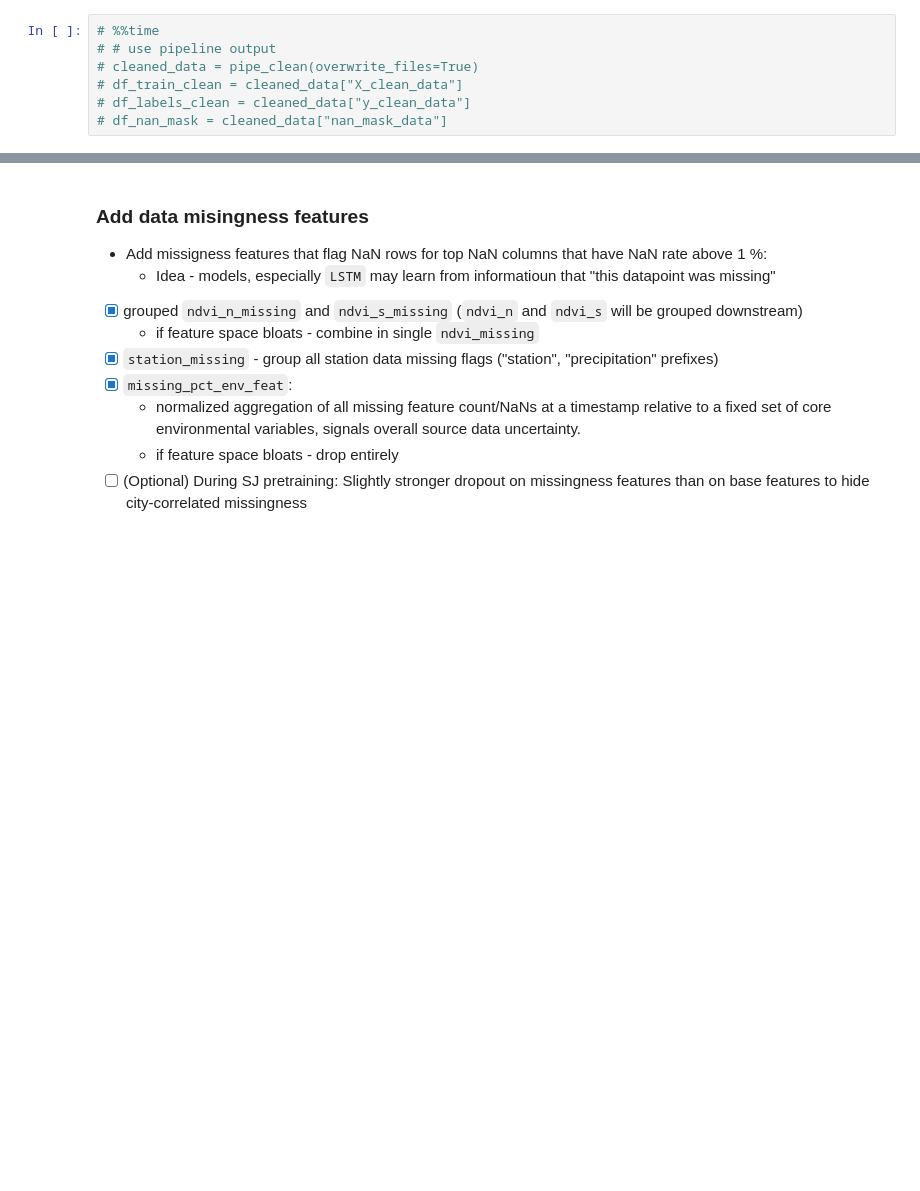
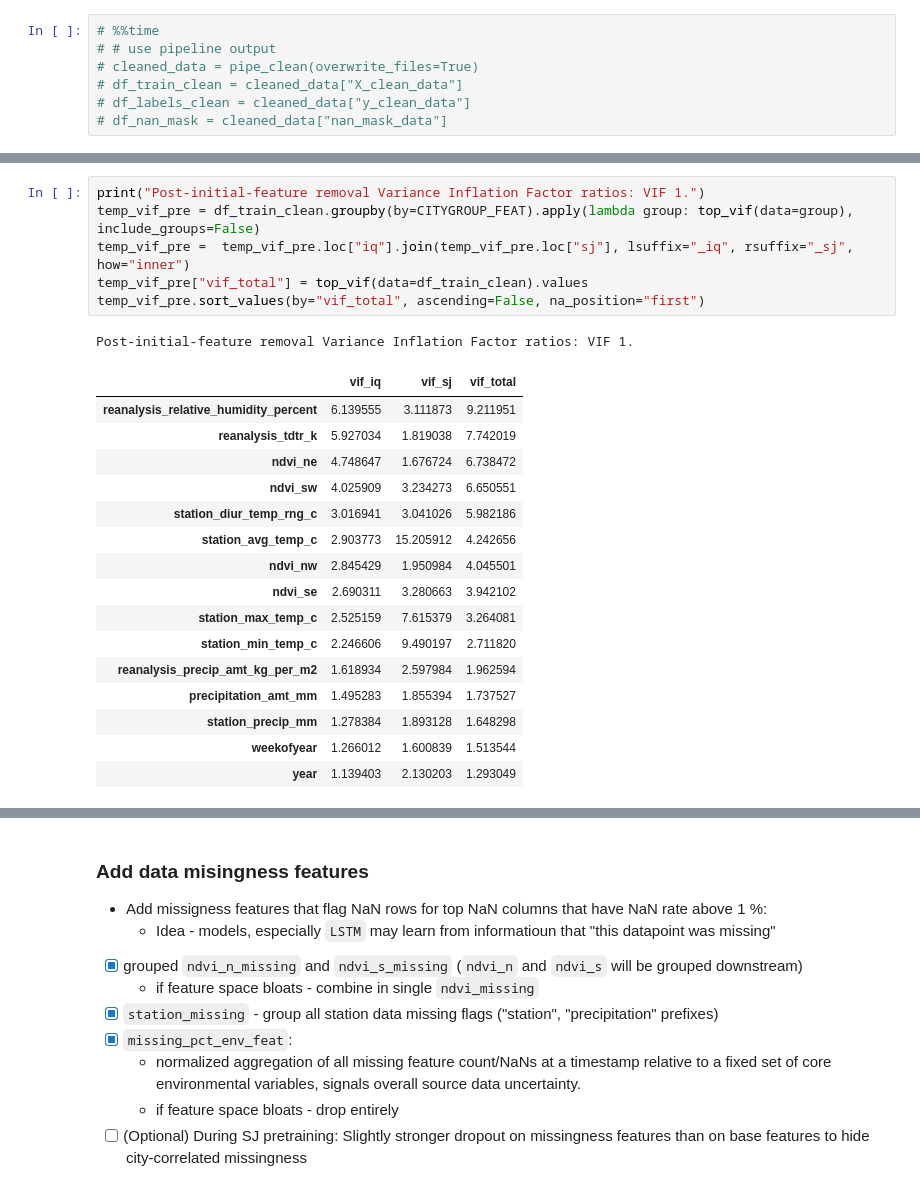
Before and after one commit to ButrosV/dengue-transfer-learn, a Jupyter notebook: notebooks/03_feature_eng_dengue.ipynb, the cells around one changed output, grey strips where cells are left out. Cells and saved outputs as stored; diff of their text form; blank space fills up the shorter version.

```diff
--- a/notebooks/03_feature_eng_dengue.ipynb
+++ b/notebooks/03_feature_eng_dengue.ipynb
@@ -150,0 +210,24 @@ Wall time: 45.3 ms
+# %%
+print("Post-initial-feature removal Variance Inflation Factor ratios: VIF 1.")
+temp_vif_pre = df_train_clean.groupby(by=CITYGROUP_FEAT).apply(lambda group: top_vif(data=group), include_groups=False)
+temp_vif_pre =  temp_vif_pre.loc["iq"].join(temp_vif_pre.loc["sj"], lsuffix="_iq", rsuffix="_sj", how="inner")
+temp_vif_pre["vif_total"] = top_vif(data=df_train_clean).values
+temp_vif_pre.sort_values(by="vif_total", ascending=False, na_position="first")
+# %% [output]
+Post-initial-feature removal Variance Inflation Factor ratios: VIF 1.
+|  | vif_iq | vif_sj | vif_total |
+| reanalysis_relative_humidity_percent | 6.139555 | 3.111873 | 9.211951 |
+| reanalysis_tdtr_k | 5.927034 | 1.819038 | 7.742019 |
+| ndvi_ne | 4.748647 | 1.676724 | 6.738472 |
+| ndvi_sw | 4.025909 | 3.234273 | 6.650551 |
+| station_diur_temp_rng_c | 3.016941 | 3.041026 | 5.982186 |
+| station_avg_temp_c | 2.903773 | 15.205912 | 4.242656 |
+| ndvi_nw | 2.845429 | 1.950984 | 4.045501 |
+| ndvi_se | 2.690311 | 3.280663 | 3.942102 |
+| station_max_temp_c | 2.525159 | 7.615379 | 3.264081 |
+| station_min_temp_c | 2.246606 | 9.490197 | 2.711820 |
+| reanalysis_precip_amt_kg_per_m2 | 1.618934 | 2.597984 | 1.962594 |
+| precipitation_amt_mm | 1.495283 | 1.855394 | 1.737527 |
+| station_precip_mm | 1.278384 | 1.893128 | 1.648298 |
+| weekofyear | 1.266012 | 1.600839 | 1.513544 |
+| year | 1.139403 | 2.130203 | 1.293049 |
```
Also changed, not shown: parts of 42 cells of this notebook, 4 other files.
